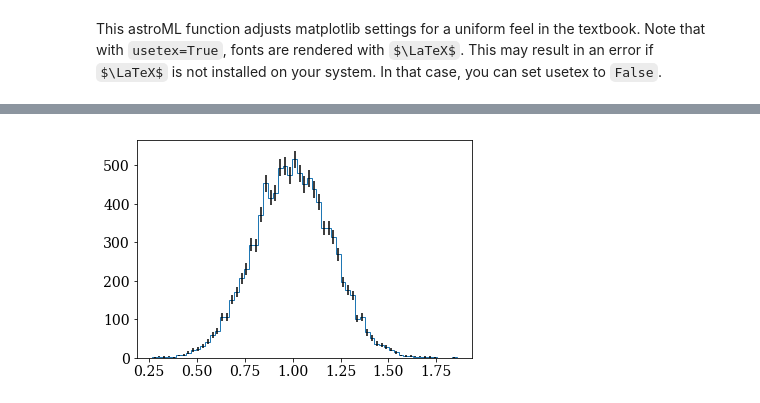
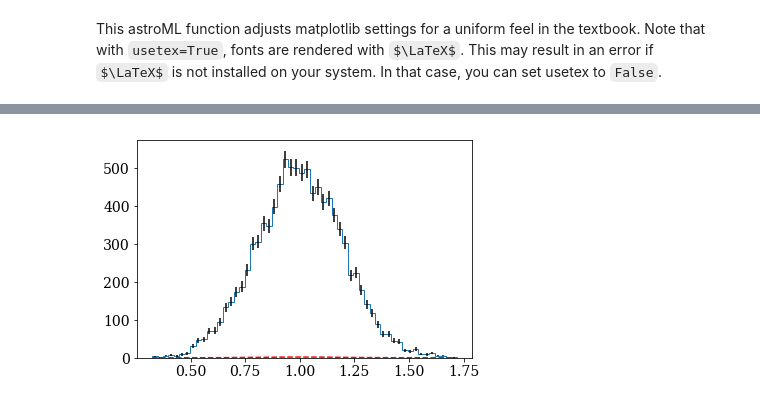
Before and after one commit to PHYST480/homeworks-willfarner, a Jupyter notebook: PHYST480-F18-HW1-WilliamFarner.ipynb, the cells around one changed output, grey strips where cells are left out. Saved outputs shown, nothing was run; the diff lists cells and outputs as text; code cells hidden in the pictures; some formulas as TeX source.

```diff
--- a/PHYST480-F18-HW1-WilliamFarner.ipynb
+++ b/PHYST480-F18-HW1-WilliamFarner.ipynb
@@ -50,11 +56,13 @@ case, you can set usetex to `False`.
 # %%
 dist = norm(loc=1.0,scale=0.2)
 draws = dist.rvs(10000)
-_ = fancyhist(draws,histtype='step',bins='freedman')
+_ = fancyhist(draws,histtype='step',bins='freedman',)
 y = _[0]
 edge = _[1]
 center = 0.5*(edge[1:]+edge[:-1])
 err = np.sqrt(y)
-_2 = plt.bar(center,y,width=0,yerr=err)
+_ = plt.bar(center,y,width=0,yerr=err)
+u = np.linspace(draws.min(),draws.max(),1000)
+_ = plt.plot(u,dist.pdf(u),'r--')
 # %% [output]
-[figure, old version]
+[figure, new version]
```
Also changed, not shown: parts of 8 cells of this notebook.
